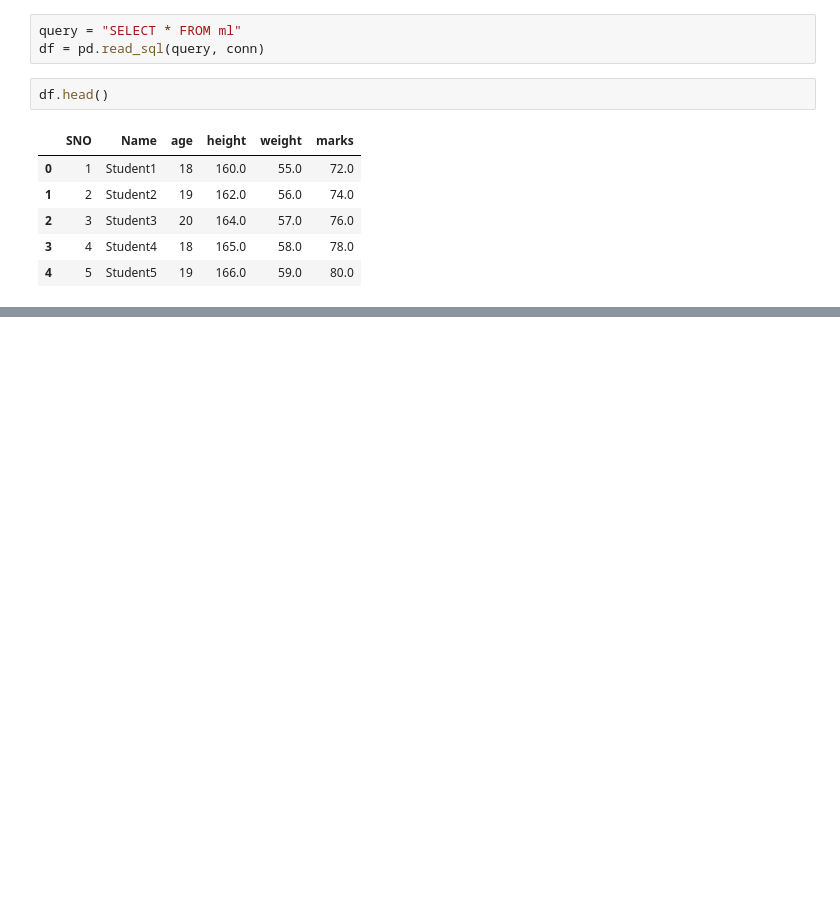
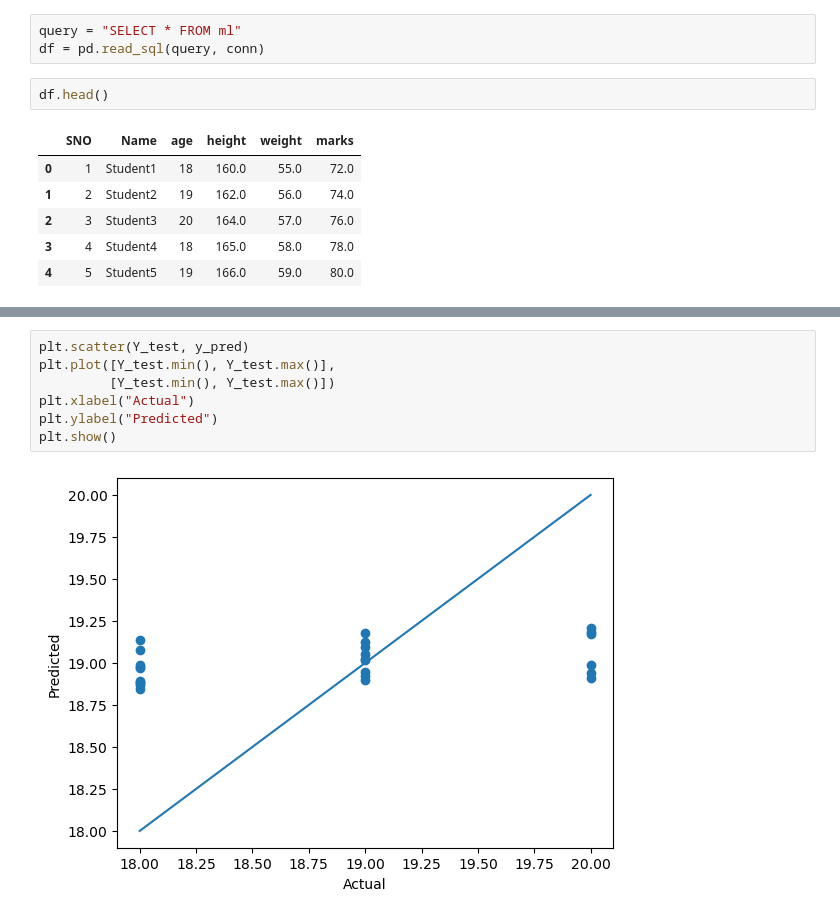
Before and after one commit to Harishadithyan/Machine-Learning, a Jupyter notebook: Projects/SQL/sql.ipynb, the cells around one changed output, grey strips where cells are left out. Cells and saved outputs as stored; diff of their text form; blank space fills up the shorter version.

```diff
--- a/Projects/SQL/sql.ipynb
+++ b/Projects/SQL/sql.ipynb
@@ -28,0 +148,9 @@ df.head()
+# %%
+plt.scatter(Y_test, y_pred)
+plt.plot([Y_test.min(), Y_test.max()],
+         [Y_test.min(), Y_test.max()])
+plt.xlabel("Actual")
+plt.ylabel("Predicted")
+plt.show()
+# %% [output]
+[figure, added]
```
Also changed, not shown: parts of 19 cells of this notebook.
